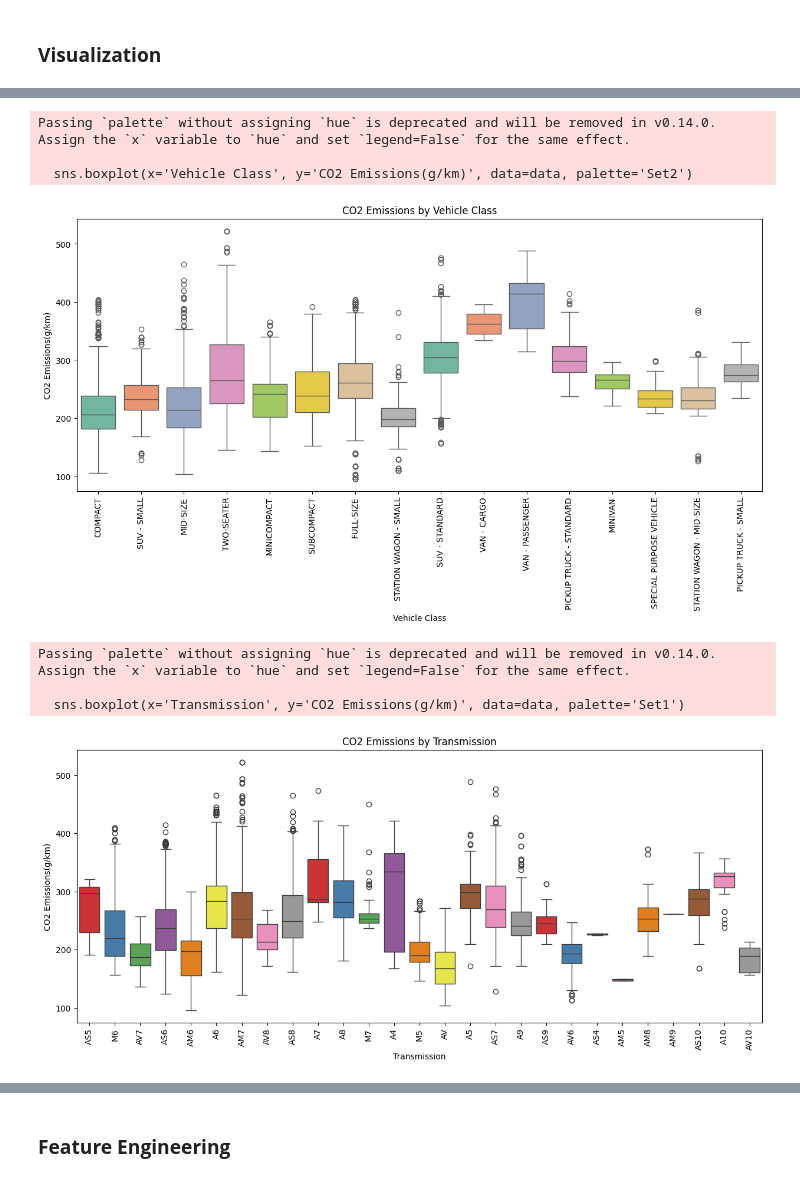
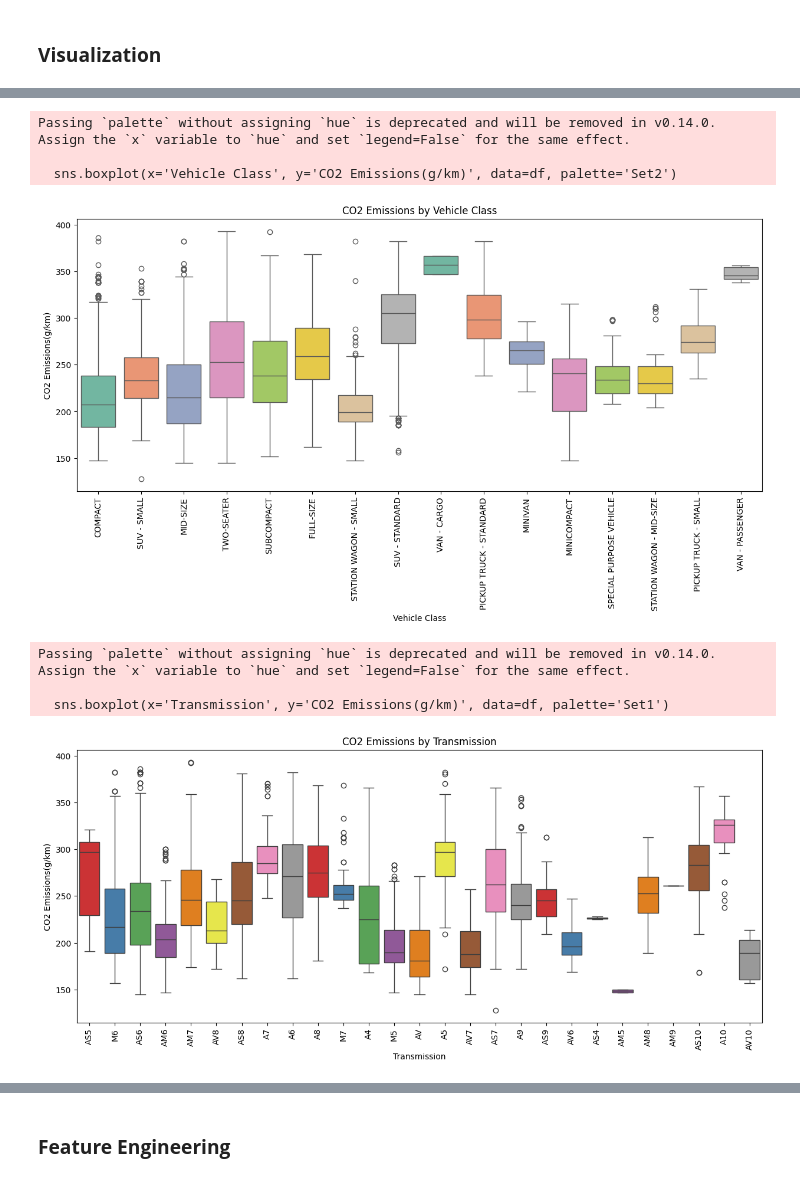
Before and after one commit to sankajithdjinasena/Vehicle-CO2-emissions, a Jupyter notebook: script.ipynb, the cells around one changed output, grey strips where cells are left out. Drawn from its saved outputs; the diff is of its cells as text; code cells hidden in the pictures.

```diff
--- a/script.ipynb
+++ b/script.ipynb
@@ -213,26 +213,26 @@ Passing `palette` without assigning `hue` is deprecated and will be removed in v
 # %%
 # Boxplot of CO2 Emissions by Vehicle Class
 plt.figure(figsize=(15, 6))
-sns.boxplot(x='Vehicle Class', y='CO2 Emissions(g/km)', data=data, palette='Set2')
+sns.boxplot(x='Vehicle Class', y='CO2 Emissions(g/km)', data=df, palette='Set2')
 plt.xticks(rotation=90)
 plt.title('CO2 Emissions by Vehicle Class')
 plt.show()
 # %% [output]
 Passing `palette` without assigning `hue` is deprecated and will be removed in v0.14.0. Assign the `x` variable to `hue` and set `legend=False` for the same effect.
 
-  sns.boxplot(x='Vehicle Class', y='CO2 Emissions(g/km)', data=data, palette='Set2')
+  sns.boxplot(x='Vehicle Class', y='CO2 Emissions(g/km)', data=df, palette='Set2')
-[figure, old version]
+[figure, new version]
 # %%
 # Boxplot of CO2 Emissions by Transmission
 plt.figure(figsize=(15, 6))
-sns.boxplot(x='Transmission', y='CO2 Emissions(g/km)', data=data, palette='Set1')
+sns.boxplot(x='Transmission', y='CO2 Emissions(g/km)', data=df, palette='Set1')
 plt.xticks(rotation=90)
 plt.title('CO2 Emissions by Transmission')
 plt.show()
 # %% [output]
 Passing `palette` without assigning `hue` is deprecated and will be removed in v0.14.0. Assign the `x` variable to `hue` and set `legend=False` for the same effect.
 
-  sns.boxplot(x='Transmission', y='CO2 Emissions(g/km)', data=data, palette='Set1')
+  sns.boxplot(x='Transmission', y='CO2 Emissions(g/km)', data=df, palette='Set1')
-[figure, old version]
+[figure, new version]
 # %%
 # Pairplot to see relationships between numerical features
```
Also changed, not shown: parts of 9 cells of this notebook.
